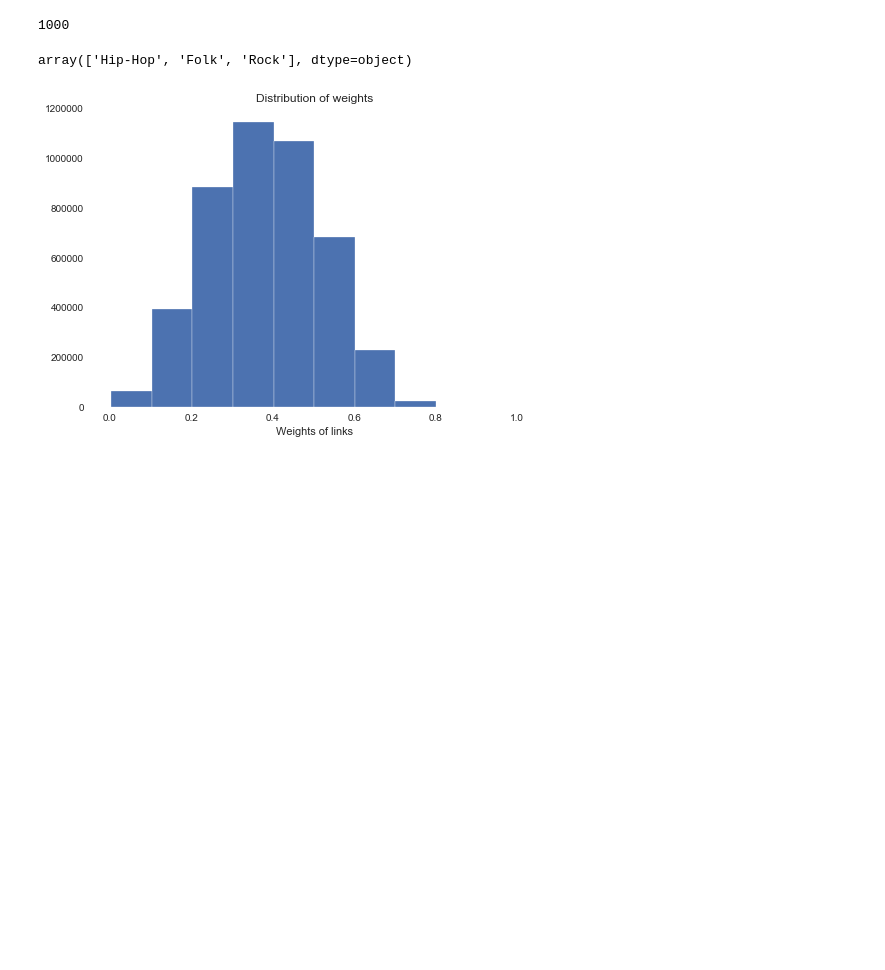
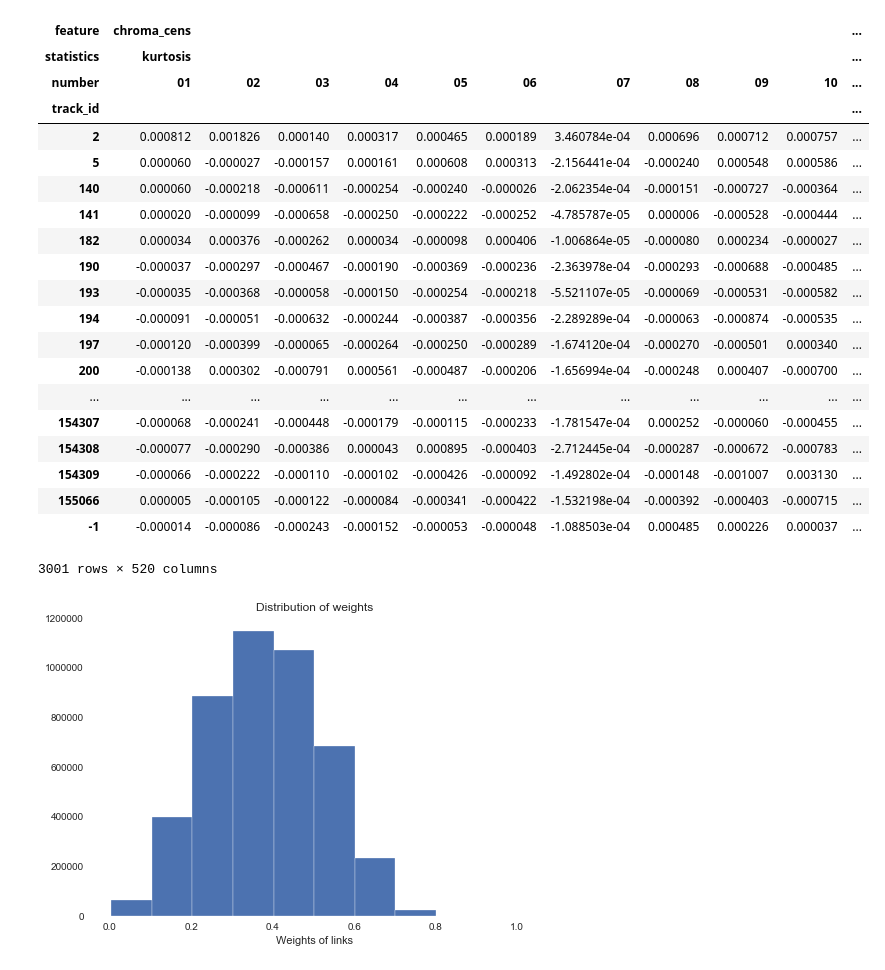
Before and after one commit to TTimTT/NTDS_Project, a Jupyter notebook: Project/joachimProject.ipynb, the cells around one changed output. Cells and saved outputs as stored; diff of their text form; code cells hidden in the pictures; blank space fills up the shorter version.

Commit message:
can add one song

```diff
--- a/Project/joachimProject.ipynb
+++ b/Project/joachimProject.ipynb
@@ -43,12 +42,24 @@ label['label']['genre']['sub']=label['label']['genre']['sub'].str.replace('[^0-9
 # Merging
 dataSet = features.merge(label, left_index=True, right_on='track_id')
 #dataSet=dataSet.sort_values([('label', 'genre','main')])
-# %%
-print(sum(dataSet.label.genre.main=='Rock'))
-label.label.genre.main.unique()
-# %% [output]
-1000
-array(['Hip-Hop', 'Folk', 'Rock'], dtype=object)
+# %%
+# print(sum(dataSet.label.genre.main=='Rock'))
+# label.label.genre.main.unique()
+myfeatures = pd.read_csv('./data/custom_features.csv', index_col=0, header=[0, 1,2]);
+
+myfeatures=myfeatures.divide(dfmax)
+
+features=features.append(myfeatures)
+
+mylabel=pd.DataFrame({('label','genre','main'): ['my fckin song'],
+                    ('label','genre','sub'):  ['my fckin song']})
+mylabel=mylabel.set_index([[-1]])
+mylabel.index.name='track_id'
+mydataSet = myfeatures.merge(mylabel, left_index=True, right_on='track_id')
+
+dataSet=dataSet.append(mydataSet)
+
+label=label.append(mylabel)
 # %%
 #we calculate the distances of our dataset
 distances = pdist(dataSet.drop(columns='label',level=0).values, metric='euclidean')
@@ -59,6 +70,29 @@ weights = np.exp(-distances**2 / kernel_width**2)
 adjacency_full = squareform(weights)
 # %%
 # np.save("data/adjacency_HRJC.npy",adjacency_full)
+dataSet
+# %% [output]
+| feature | chroma_cens |  |  |  |  |  |  |  |  |  | ... |
+| statistics | kurtosis |  |  |  |  |  |  |  |  |  | ... |
+| number | 01 | 02 | 03 | 04 | 05 | 06 | 07 | 08 | 09 | 10 | ... |
+| track_id |  |  |  |  |  |  |  |  |  |  | ... |
+| 2 | 0.000812 | 0.001826 | 0.000140 | 0.000317 | 0.000465 | 0.000189 | 3.460784e-04 | 0.000696 | 0.000712 | 0.000757 | ... |
+| 5 | 0.000060 | -0.000027 | -0.000157 | 0.000161 | 0.000608 | 0.000313 | -2.156441e-04 | -0.000240 | 0.000548 | 0.000586 | ... |
+| 140 | 0.000060 | -0.000218 | -0.000611 | -0.000254 | -0.000240 | -0.000026 | -2.062354e-04 | -0.000151 | -0.000727 | -0.000364 | ... |
+| 141 | 0.000020 | -0.000099 | -0.000658 | -0.000250 | -0.000222 | -0.000252 | -4.785787e-05 | 0.000006 | -0.000528 | -0.000444 | ... |
+| 182 | 0.000034 | 0.000376 | -0.000262 | 0.000034 | -0.000098 | 0.000406 | -1.006864e-05 | -0.000080 | 0.000234 | -0.000027 | ... |
+| 190 | -0.000037 | -0.000297 | -0.000467 | -0.000190 | -0.000369 | -0.000236 | -2.363978e-04 | -0.000293 | -0.000688 | -0.000485 | ... |
+| 193 | -0.000035 | -0.000368 | -0.000058 | -0.000150 | -0.000254 | -0.000218 | -5.521107e-05 | -0.000069 | -0.000531 | -0.000582 | ... |
+| 194 | -0.000091 | -0.000051 | -0.000632 | -0.000244 | -0.000387 | -0.000356 | -2.289289e-04 | -0.000063 | -0.000874 | -0.000535 | ... |
+| 197 | -0.000120 | -0.000399 | -0.000065 | -0.000264 | -0.000250 | -0.000289 | -1.674120e-04 | -0.000270 | -0.000501 | 0.000340 | ... |
+| 200 | -0.000138 | 0.000302 | -0.000791 | 0.000561 | -0.000487 | -0.000206 | -1.656994e-04 | -0.000248 | 0.000407 | -0.000700 | ... |
+| ... | ... | ... | ... | ... | ... | ... | ... | ... | ... | ... | ... |
+| 154307 | -0.000068 | -0.000241 | -0.000448 | -0.000179 | -0.000115 | -0.000233 | -1.781547e-04 | 0.000252 | -0.000060 | -0.000455 | ... |
+| 154308 | -0.000077 | -0.000290 | -0.000386 | 0.000043 | 0.000895 | -0.000403 | -2.712445e-04 | -0.000287 | -0.000672 | -0.000783 | ... |
+| 154309 | -0.000066 | -0.000222 | -0.000110 | -0.000102 | -0.000426 | -0.000092 | -1.492802e-04 | -0.000148 | -0.001007 | 0.003130 | ... |
+| 155066 | 0.000005 | -0.000105 | -0.000122 | -0.000084 | -0.000341 | -0.000422 | -1.532198e-04 | -0.000392 | -0.000403 | -0.000715 | ... |
+| -1 | -0.000014 | -0.000086 | -0.000243 | -0.000152 | -0.000053 | -0.000048 | -1.088503e-04 | 0.000485 | 0.000226 | 0.000037 | ... |
+3001 rows × 520 columns
 # %%
 # adjacency_full=np.load("data/adjacency_HRJC.npy")
 # %%
```
Also changed, not shown: parts of 11 cells of this notebook.
